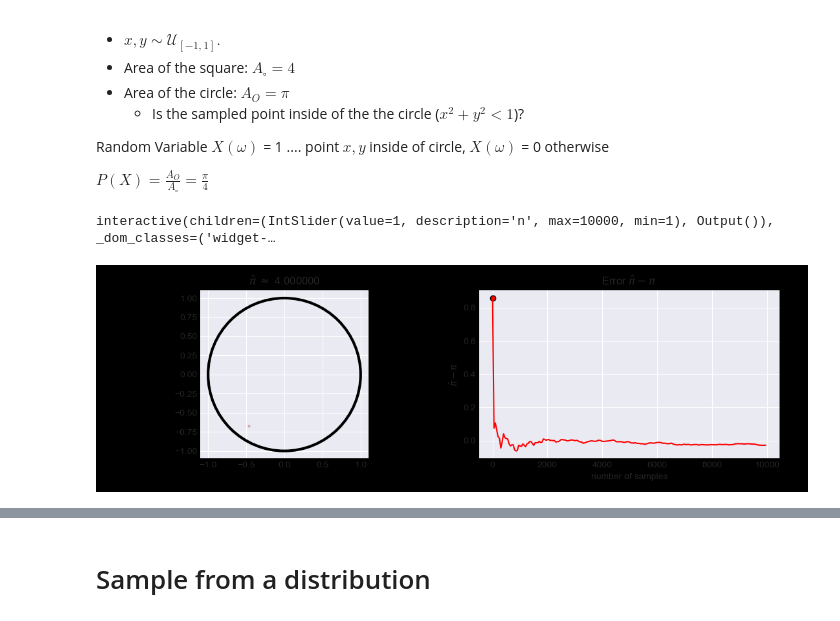
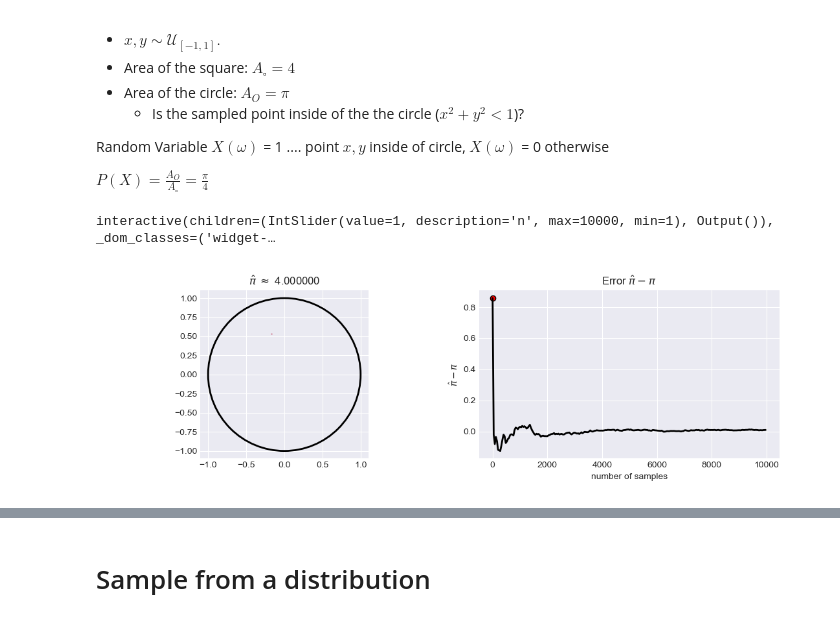
Before and after one commit to f-ilic/cib_seminar, a Jupyter notebook: overview.ipynb, the cells around one changed output, grey strips where cells are left out. Drawn from its saved outputs; the diff is of its cells as text; code cells hidden in the pictures.

```diff
--- a/overview.ipynb
+++ b/overview.ipynb
@@ -27,36 +27,36 @@ plt.style.use("seaborn-v0_8-darkgrid")
 # Estimating Pi Example
 
 def estimate_pi():
     num_samples = 10000
+    np.random.seed(1)
     x = np.random.uniform(low=-1, high=1, size=num_samples)
     y = np.random.uniform(low=-1, high=1, size=num_samples)
     c = x**2 + y**2 < 1
 
     fig, axes = plt.subplots(1, 2, figsize=(11,3.5))
     ax = axes[0]; er = axes[1]; fig.tight_layout(pad=2.5)
     er.set_xlim(0, num_samples)
 
 
-    circle = plt.Circle((0, 0), 1, color='k',fill=False, linewidth=3)
-    pi_t = [4*((sum(c[:i])/i))-np.pi for i in range(1,num_samples, 50)]
+    circle = plt.Circle((0, 0), 1, fill=False, linewidth=2)
+    pi_t = [4*((sum(c[:i])/i))-np.pi for i in range(1,num_samples, 40)]
 
     @widgets.interact(n=(1, num_samples, 1))
     def update(n = 1):
         ax.clear(); ax.set_aspect('equal');
         er.clear(); er.grid('on');
-        ax.scatter(x[:n], y[:n], c=c[:n], alpha=0.2, s=5, cmap='coolwarm_r')
+        ax.scatter(x[:n], y[:n], c=c[:n], alpha=0.25, s=1, cmap='coolwarm_r')
         pi_hat = 4*((sum(c[:n])/n))
         ax.add_patch(circle)
 
-        er.plot(range(1,num_samples, 50), pi_t, '-r')
+        er.plot(range(1,num_samples, 40), pi_t, c='black', linewidth=2)
         er.scatter(n, pi_hat-np.pi, c='red', edgecolors='k')
 
 
         ax.set_title(r"$\hat{\pi}$ $\approx$ " + f"{pi_hat:.6f}")
         er.set_title(r"Error $\hat{\pi}-\pi$")
         er.set_xlabel("number of samples"); er.set_ylabel(r"$\hat{\pi}-\pi$")
-
 estimate_pi()
 # %% [output]
 interactive(children=(IntSlider(value=1, description='n', max=10000, min=1), Output()), _dom_classes=('widget-…
-[figure, old version]
+[figure, new version]
```
Also changed, not shown: parts of 9 cells of this notebook, 1 other file.
